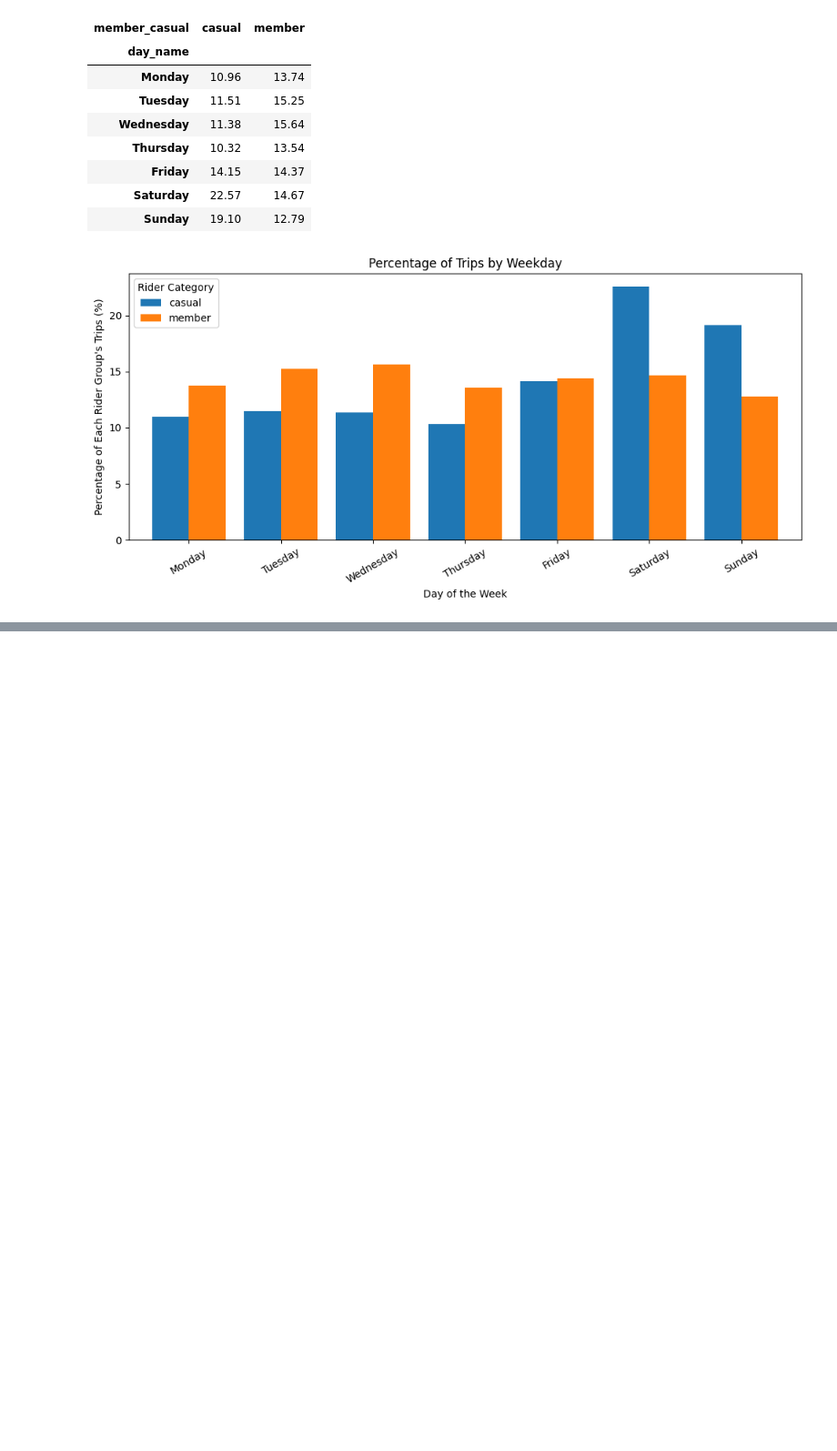
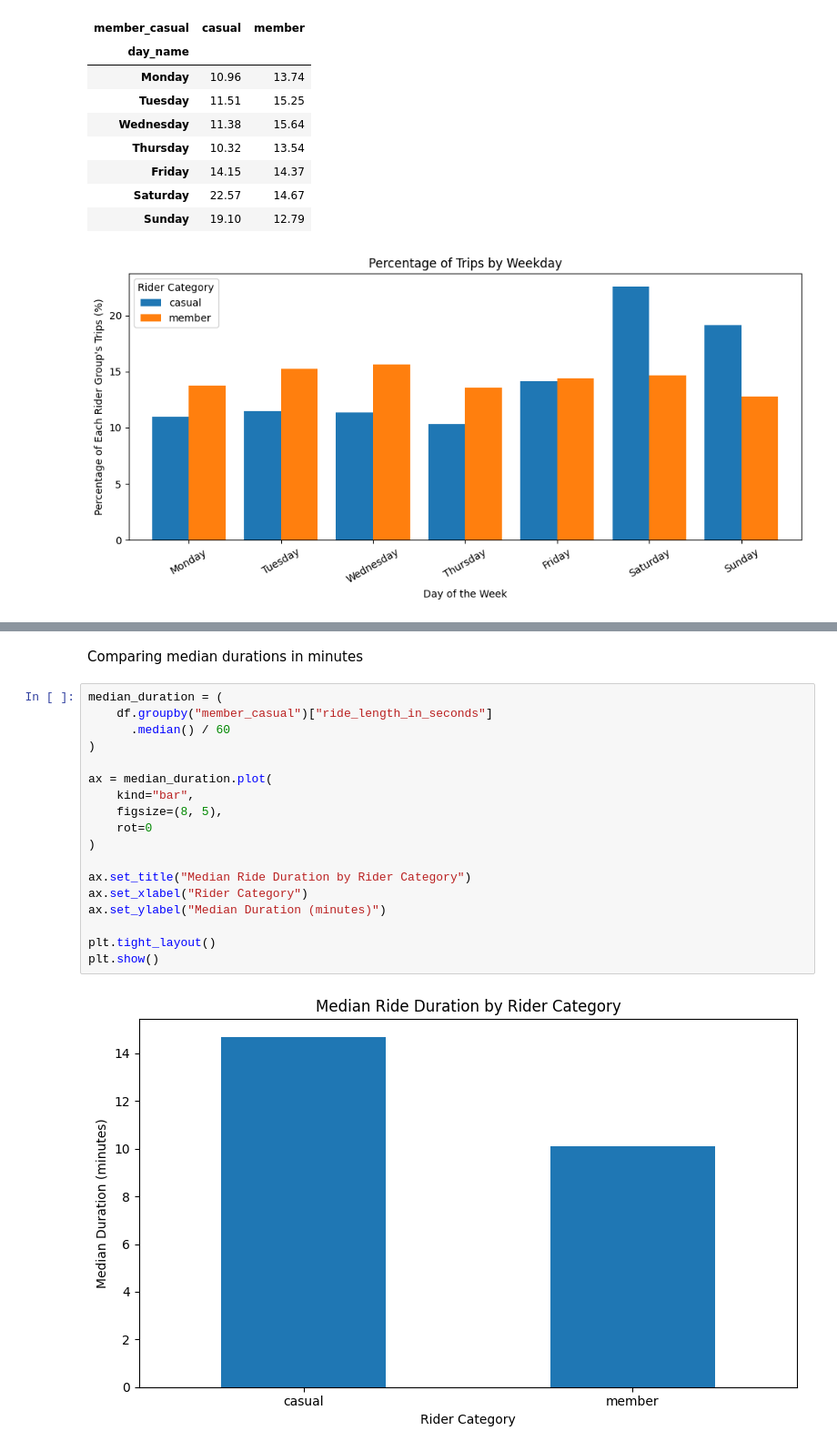
Before and after one commit to Battsengel2026124/CA1-ML, a Jupyter notebook: CA1_Machine _Learning_for_Business.ipynb, the cells around one changed output, grey strips where cells are left out. Shown at 91% size. Saved outputs shown, nothing was run; the diff lists cells and outputs as text; blank space fills up the shorter version.

```diff
--- a/CA1_Machine _Learning_for_Business.ipynb
+++ b/CA1_Machine _Learning_for_Business.ipynb
@@ -601,0 +766,22 @@ plt.show()
+# %% [markdown]
+Comparing median durations in minutes
+# %%
+median_duration = (
+    df.groupby("member_casual")["ride_length_in_seconds"]
+      .median() / 60
+)
+
+ax = median_duration.plot(
+    kind="bar",
+    figsize=(8, 5),
+    rot=0
+)
+
+ax.set_title("Median Ride Duration by Rider Category")
+ax.set_xlabel("Rider Category")
+ax.set_ylabel("Median Duration (minutes)")
+
+plt.tight_layout()
+plt.show()
+# %% [output]
+[figure, added]
```
Also changed, not shown: parts of 53 cells of this notebook.
